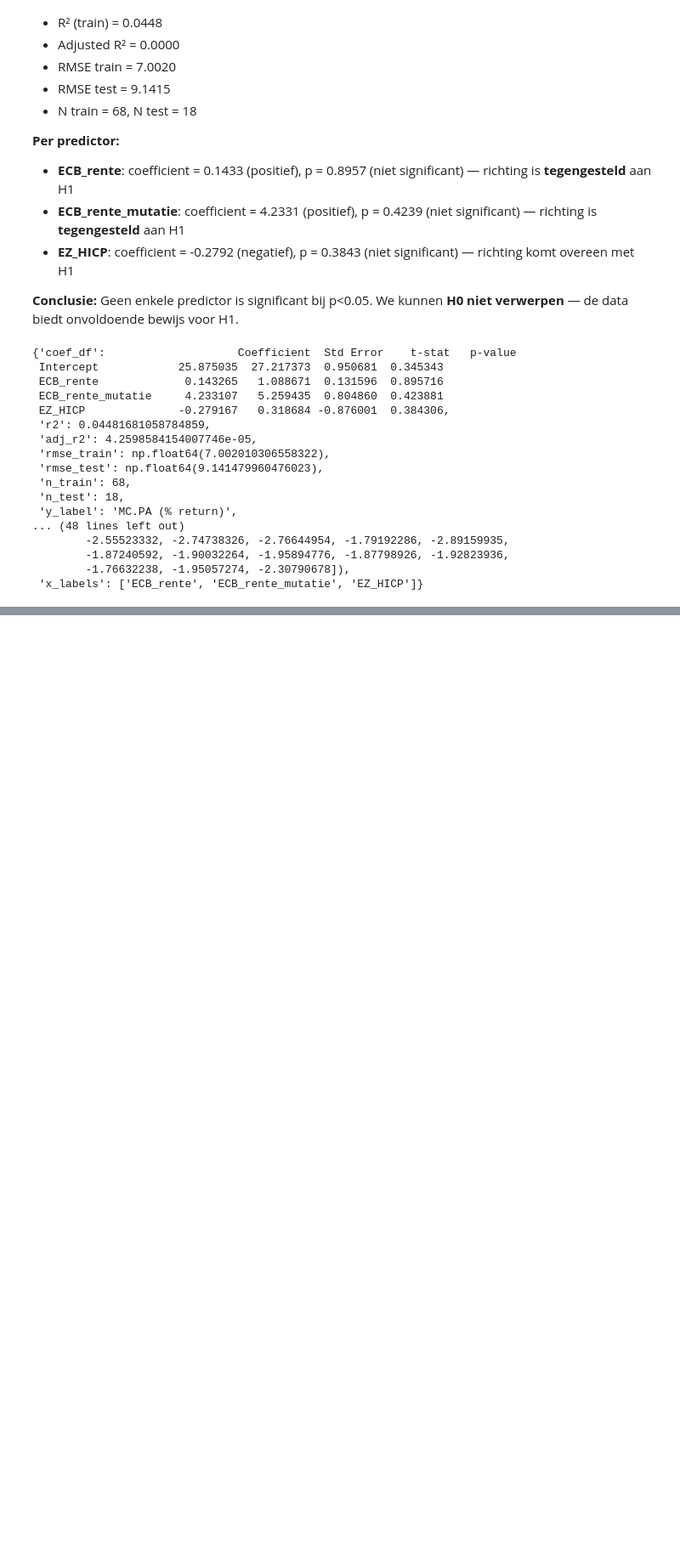
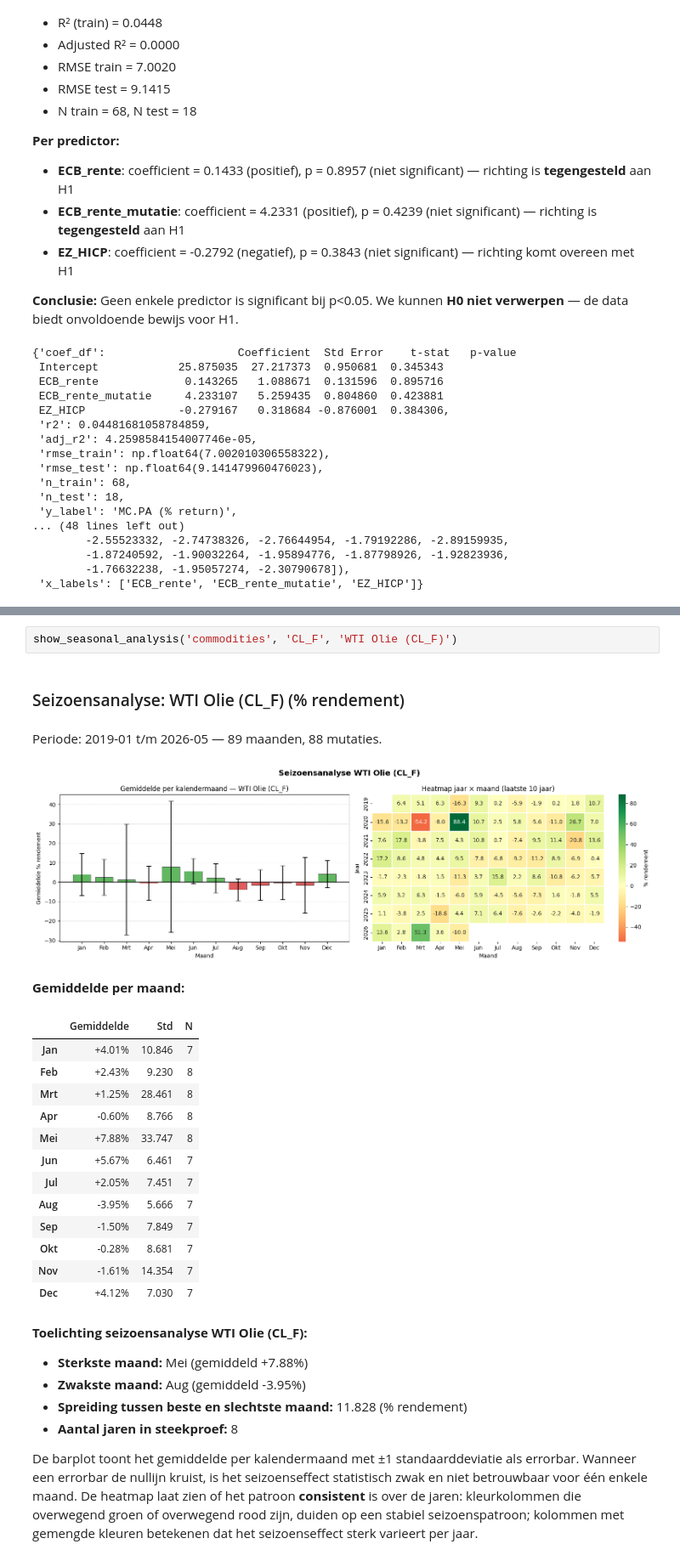
Before and after one commit to Pablo-Atanes/Minor-bigdata, a Jupyter notebook: b2_colab_board_pablo_jasper.ipynb, the cells around one changed output, grey strips where cells are left out. Shown at 85% size. Drawn from its saved outputs; the diff is of its cells as text; blank space fills up the shorter version.

```diff
--- a/b2_colab_board_pablo_jasper.ipynb
+++ b/b2_colab_board_pablo_jasper.ipynb
@@ -876,0 +965,33 @@ N train: 68    N test: 18
+# %%
+show_seasonal_analysis('commodities', 'CL_F', 'WTI Olie (CL_F)')
+# %% [output]
+### Seizoensanalyse: WTI Olie (CL_F) (% rendement)
+Periode: 2019-01 t/m 2026-05 — 89 maanden, 88 mutaties.
+[figure, added]
+**Gemiddelde per maand:**
+|  | Gemiddelde | Std | N |
+| Jan | +4.01% | 10.846 | 7 |
+| Feb | +2.43% | 9.230 | 8 |
+| Mrt | +1.25% | 28.461 | 8 |
+| Apr | -0.60% | 8.766 | 8 |
+| Mei | +7.88% | 33.747 | 8 |
+| Jun | +5.67% | 6.461 | 7 |
+| Jul | +2.05% | 7.451 | 7 |
+| Aug | -3.95% | 5.666 | 7 |
+| Sep | -1.50% | 7.849 | 7 |
+| Okt | -0.28% | 8.681 | 7 |
+| Nov | -1.61% | 14.354 | 7 |
+| Dec | +4.12% | 7.030 | 7 |
+**Toelichting seizoensanalyse WTI Olie (CL_F):**
+
+- **Sterkste maand:** Mei (gemiddeld +7.88%)
+- **Zwakste maand:** Aug (gemiddeld -3.95%)
+- **Spreiding tussen beste en slechtste maand:** 11.828 (% rendement)
+- **Aantal jaren in steekproef:** 8
+
+De barplot toont het gemiddelde per kalendermaand met ±1 standaarddeviatie als errorbar.
+Wanneer een errorbar de nullijn kruist, is het seizoenseffect statistisch zwak en niet
+betrouwbaar voor één enkele maand. De heatmap laat zien of het patroon **consistent** is
+over de jaren: kleurkolommen die overwegend groen of overwegend rood zijn, duiden op een
+stabiel seizoenspatroon; kolommen met gemengde kleuren betekenen dat het seizoenseffect
+sterk varieert per jaar.
```
Also changed, not shown: parts of 18 cells of this notebook, 1 other file.
